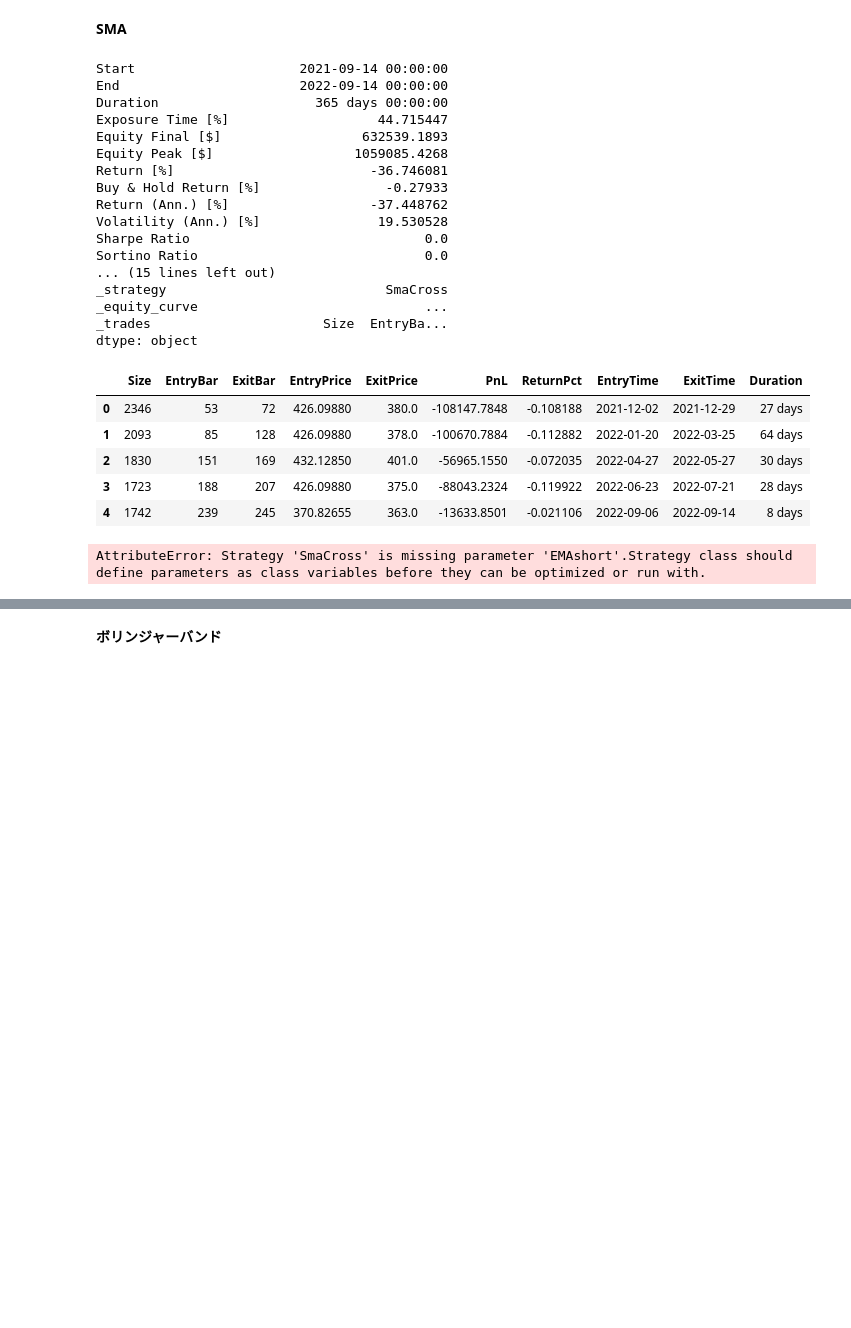
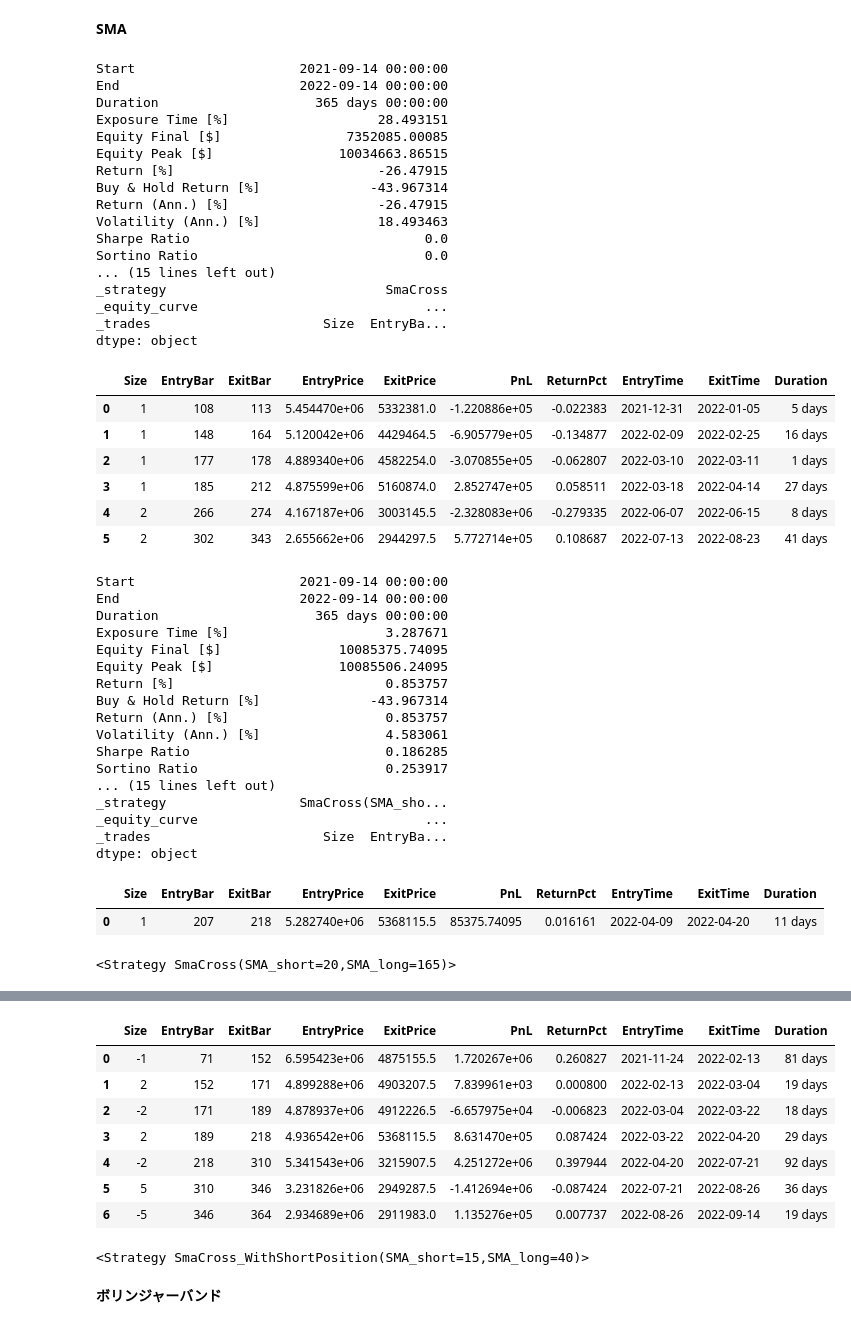
Before and after one commit to simari1/SystemTrade, a Jupyter notebook: Backtesting.py/0_DoBacktesting_Original.ipynb, the cells around one changed output, grey strips where cells are left out. Cells and saved outputs as stored; diff of their text form; code cells hidden in the pictures; blank space fills up the shorter version.

```diff
--- a/Backtesting.py/0_DoBacktesting_Original.ipynb
+++ b/Backtesting.py/0_DoBacktesting_Original.ipynb
@@ -20,13 +20,13 @@ end = datetime.date.today()
 # data = web.DataReader('SPYD', 'yahoo', start, end)
 # data = web.DataReader('1321.T', 'yahoo', start, end)
 # data = web.DataReader('1570.T', 'yahoo', start, end)  #NEXT FUNDS 日経平均レバレッジ・インデックス連動型上場投信
-data = web.DataReader('1357.T', 'yahoo', start, end)  #NEXT FUNDS 日経平均ダブルインバース・インデックス連動型上場投信
-# data = web.DataReader('^EMAlong25', 'yahoo', start, end)
+# data = web.DataReader('1357.T', 'yahoo', start, end)  #NEXT FUNDS 日経平均ダブルインバース・インデックス連動型上場投信
+data = web.DataReader('BTC-JPY', 'yahoo', start, end)
 # data = web.DataReader('AAPL', 'yahoo', start, end)
 data = data.astype("double")
 print(data)
 
-initial = 1000000
+initial = 10000000
 fname = f"html/plot-"
 
 #position
@@ -436,12 +459,12 @@ p = psutil.Process()
 p.nice(psutil.HIGH_PRIORITY_CLASS)
 
 output2=bt.optimize(\
-    EMAshort=range(10, 100, 5),\
-    EMAlong=range(10, 200, 5),\
+    SMA_short=range(10, 100, 5),\
+    SMA_long=range(10, 200, 5),\
     maximize='Equity Final [$]',\
     method='grid',\
     max_tries = 1000,\
-    constraint = lambda x: x.EMAshort < x.EMAlong)
+    constraint = lambda x: x.SMA_short < x.SMA_long)
 print(output2)
 display(output2._trades)
 display(output2._strategy)
@@ -461,46 +484,66 @@ if position == 1:
 
     output = bt.run() # バックテスト実行
     print(output) # 実行結果(データ)
     display(output._trades)
     bt.plot(filename = fname + str(output._strategy) + ".html")
 
     # #最適化
     p = psutil.Process()
     p.nice(psutil.HIGH_PRIORITY_CLASS)
 
     output2=bt.optimize(\
-        EMAshort=range(10, 100, 5),\
-        EMAlong=range(10, 200, 5),\
+        SMA_short=range(10, 100, 5),\
+        SMA_long=range(10, 200, 5),\
         maximize='Equity Final [$]',\
         method='grid',\
         max_tries = 1000,\
-        constraint = lambda x: x.EMAshort < x.EMAlong)
+        constraint = lambda x: x.SMA_short < x.SMA_long)
     print(output2)
     display(output2._trades)
     display(output2._strategy)
     bt.plot(filename = fname + str(output._strategy) + "_optimize.html")
 # %% [output]
 Start                     2021-09-14 00:00:00
 End                       2022-09-14 00:00:00
 Duration                    365 days 00:00:00
-Exposure Time [%]                   44.715447
-Equity Final [$]                  632539.1893
-Equity Peak [$]                  1059085.4268
-Return [%]                         -36.746081
-Buy & Hold Return [%]                -0.27933
-Return (Ann.) [%]                  -37.448762
-Volatility (Ann.) [%]               19.530528
+Exposure Time [%]                   28.493151
+Equity Final [$]                7352085.00085
+Equity Peak [$]                10034663.86515
+Return [%]                          -26.47915
+Buy & Hold Return [%]              -43.967314
+Return (Ann.) [%]                   -26.47915
+Volatility (Ann.) [%]               18.493463
 Sharpe Ratio                              0.0
 Sortino Ratio                             0.0
 ... (15 lines left out)
 _strategy                            SmaCross
 _equity_curve                             ...
 _trades                      Size  EntryBa...
 dtype: object
 |  | Size | EntryBar | ExitBar | EntryPrice | ExitPrice | PnL | ReturnPct | EntryTime | ExitTime | Duration |
-| 0 | 2346 | 53 | 72 | 426.09880 | 380.0 | -108147.7848 | -0.108188 | 2021-12-02 | 2021-12-29 | 27 days |
-| 1 | 2093 | 85 | 128 | 426.09880 | 378.0 | -100670.7884 | -0.112882 | 2022-01-20 | 2022-03-25 | 64 days |
-| 2 | 1830 | 151 | 169 | 432.12850 | 401.0 | -56965.1550 | -0.072035 | 2022-04-27 | 2022-05-27 | 30 days |
-| 3 | 1723 | 188 | 207 | 426.09880 | 375.0 | -88043.2324 | -0.119922 | 2022-06-23 | 2022-07-21 | 28 days |
-| 4 | 1742 | 239 | 245 | 370.82655 | 363.0 | -13633.8501 | -0.021106 | 2022-09-06 | 2022-09-14 | 8 days |
+| 0 | 1 | 108 | 113 | 5.454470e+06 | 5332381.0 | -1.220886e+05 | -0.022383 | 2021-12-31 | 2022-01-05 | 5 days |
+| 1 | 1 | 148 | 164 | 5.120042e+06 | 4429464.5 | -6.905779e+05 | -0.134877 | 2022-02-09 | 2022-02-25 | 16 days |
+| 2 | 1 | 177 | 178 | 4.889340e+06 | 4582254.0 | -3.070855e+05 | -0.062807 | 2022-03-10 | 2022-03-11 | 1 days |
+| 3 | 1 | 185 | 212 | 4.875599e+06 | 5160874.0 | 2.852747e+05 | 0.058511 | 2022-03-18 | 2022-04-14 | 27 days |
+| 4 | 2 | 266 | 274 | 4.167187e+06 | 3003145.5 | -2.328083e+06 | -0.279335 | 2022-06-07 | 2022-06-15 | 8 days |
+| 5 | 2 | 302 | 343 | 2.655662e+06 | 2944297.5 | 5.772714e+05 | 0.108687 | 2022-07-13 | 2022-08-23 | 41 days |
-AttributeError: Strategy 'SmaCross' is missing parameter 'EMAshort'.Strategy class should define parameters as class variables before they can be optimized or run with.
+Start                     2021-09-14 00:00:00
+End                       2022-09-14 00:00:00
+Duration                    365 days 00:00:00
+Exposure Time [%]                    3.287671
+Equity Final [$]               10085375.74095
+Equity Peak [$]                10085506.24095
+Return [%]                           0.853757
+Buy & Hold Return [%]              -43.967314
+Return (Ann.) [%]                    0.853757
+Volatility (Ann.) [%]                4.583061
+Sharpe Ratio                         0.186285
+Sortino Ratio                        0.253917
+... (15 lines left out)
+_strategy                 SmaCross(SMA_sho...
+_equity_curve                             ...
+_trades                      Size  EntryBa...
+dtype: object
+|  | Size | EntryBar | ExitBar | EntryPrice | ExitPrice | PnL | ReturnPct | EntryTime | ExitTime | Duration |
+| 0 | 1 | 207 | 218 | 5.282740e+06 | 5368115.5 | 85375.74095 | 0.016161 | 2022-04-09 | 2022-04-20 | 11 days |
+<Strategy SmaCross(SMA_short=20,SMA_long=165)>
@@ -507,3 +598,12 @@ AttributeError: Strategy 'SmaCross' is missing parameter 'EMAshort'.Strategy cla
+|  | Size | EntryBar | ExitBar | EntryPrice | ExitPrice | PnL | ReturnPct | EntryTime | ExitTime | Duration |
+| 0 | -1 | 71 | 152 | 6.595423e+06 | 4875155.5 | 1.720267e+06 | 0.260827 | 2021-11-24 | 2022-02-13 | 81 days |
+| 1 | 2 | 152 | 171 | 4.899288e+06 | 4903207.5 | 7.839961e+03 | 0.000800 | 2022-02-13 | 2022-03-04 | 19 days |
+| 2 | -2 | 171 | 189 | 4.878937e+06 | 4912226.5 | -6.657975e+04 | -0.006823 | 2022-03-04 | 2022-03-22 | 18 days |
+| 3 | 2 | 189 | 218 | 4.936542e+06 | 5368115.5 | 8.631470e+05 | 0.087424 | 2022-03-22 | 2022-04-20 | 29 days |
+| 4 | -2 | 218 | 310 | 5.341543e+06 | 3215907.5 | 4.251272e+06 | 0.397944 | 2022-04-20 | 2022-07-21 | 92 days |
+| 5 | 5 | 310 | 346 | 3.231826e+06 | 2949287.5 | -1.412694e+06 | -0.087424 | 2022-07-21 | 2022-08-26 | 36 days |
+| 6 | -5 | 346 | 364 | 2.934689e+06 | 2911983.0 | 1.135276e+05 | 0.007737 | 2022-08-26 | 2022-09-14 | 19 days |
+<Strategy SmaCross_WithShortPosition(SMA_short=15,SMA_long=40)>
 # %% [markdown]
 **ボリンジャーバンド**
 # %%
```
Also changed, not shown: parts of 8 cells of this notebook, 12 other files.
